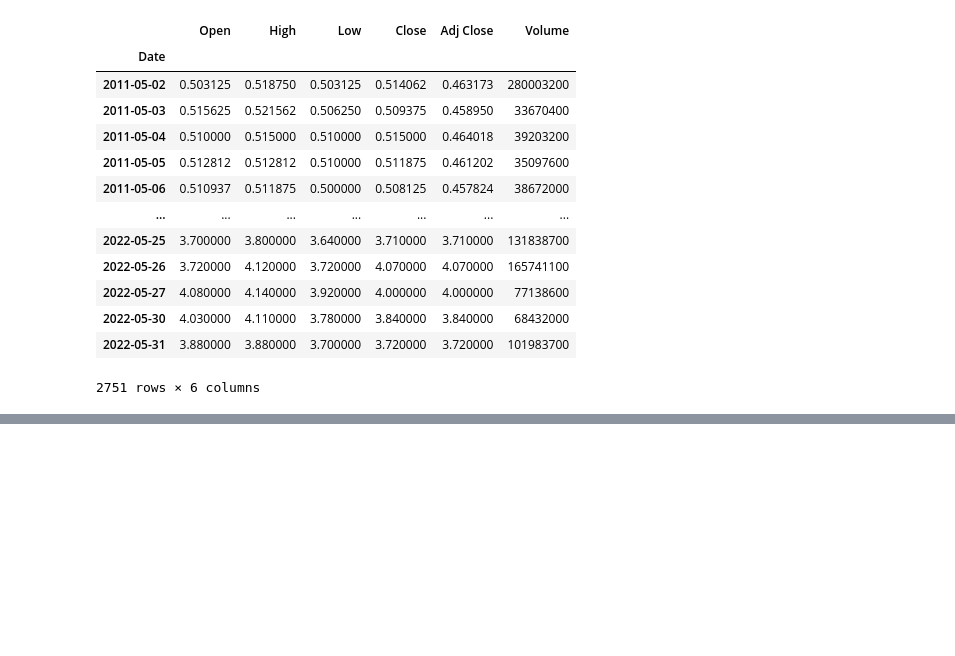
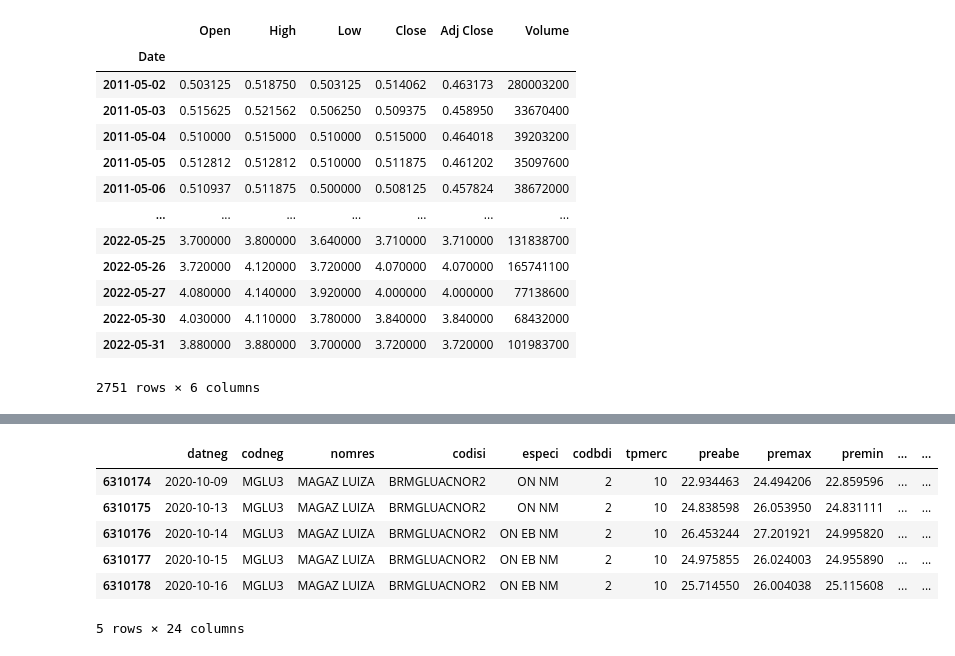
Before and after one commit to crdcj/MagicFormula, a Jupyter notebook: scripts/yfinance.ipynb, the cells around one changed output, grey strips where cells are left out. Saved outputs shown, nothing was run; the diff lists cells and outputs as text; code cells hidden in the pictures; blank space fills up the shorter version.

```diff
--- a/scripts/yfinance.ipynb
+++ b/scripts/yfinance.ipynb
@@ -192,0 +215,10 @@ sns.lineplot(x="datneg", y="preult", data=df)
+# %%
+df.query('datneg > "2020-10-08" and datneg < "2020-10-17"')
+# %% [output]
+|  | datneg | codneg | nomres | codisi | especi | codbdi | tpmerc | preabe | premax | premin | ... | ... |
+| 6310174 | 2020-10-09 | MGLU3 | MAGAZ LUIZA | BRMGLUACNOR2 | ON NM | 2 | 10 | 22.934463 | 24.494206 | 22.859596 | ... | ... |
+| 6310175 | 2020-10-13 | MGLU3 | MAGAZ LUIZA | BRMGLUACNOR2 | ON NM | 2 | 10 | 24.838598 | 26.053950 | 24.831111 | ... | ... |
+| 6310176 | 2020-10-14 | MGLU3 | MAGAZ LUIZA | BRMGLUACNOR2 | ON EB NM | 2 | 10 | 26.453244 | 27.201921 | 24.995820 | ... | ... |
+| 6310177 | 2020-10-15 | MGLU3 | MAGAZ LUIZA | BRMGLUACNOR2 | ON EB NM | 2 | 10 | 24.975855 | 26.024003 | 24.955890 | ... | ... |
+| 6310178 | 2020-10-16 | MGLU3 | MAGAZ LUIZA | BRMGLUACNOR2 | ON EB NM | 2 | 10 | 25.714550 | 26.004038 | 25.115608 | ... | ... |
+5 rows × 24 columns
```
Also changed, not shown: parts of 12 cells of this notebook, 1 other file.
